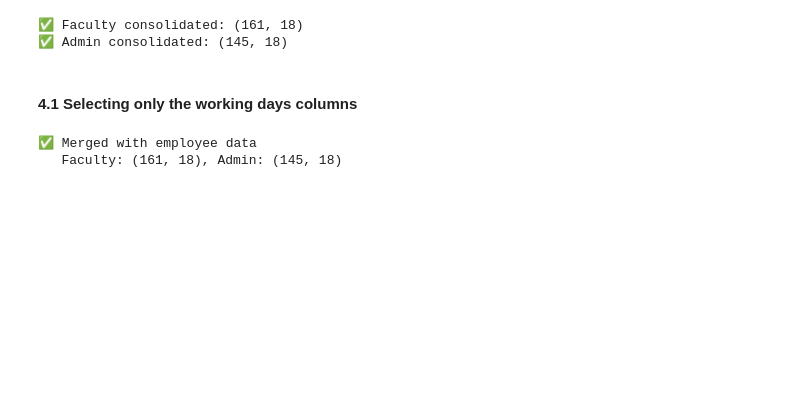
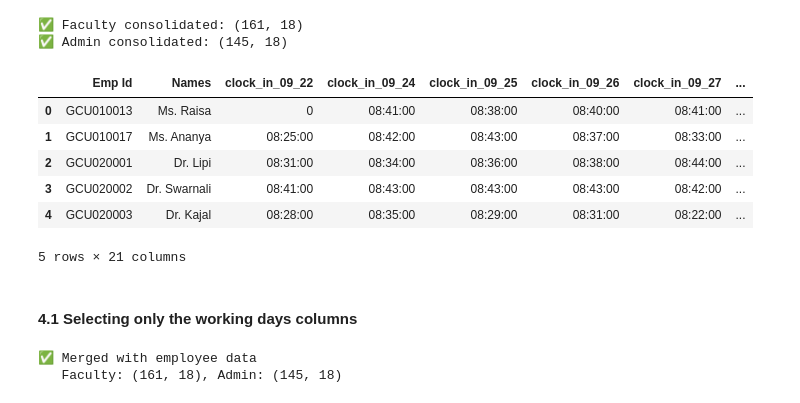
Before and after one commit to thskumarcse/gcu-app-sl-v2, a Jupyter notebook: 2025_final_attendance_solver.ipynb, the cells around one changed output. Cells and saved outputs as stored; diff of their text form; code cells hidden in the pictures; blank space fills up the shorter version.

```diff
--- a/2025_final_attendance_solver.ipynb
+++ b/2025_final_attendance_solver.ipynb
@@ -230,6 +256,16 @@ df_admin_conso.rename(columns=col_to_rename_staffs, inplace=True)
 # %% [output]
 ✅ Faculty consolidated: (161, 18)
 ✅ Admin consolidated: (145, 18)
+# %%
+df_fac_detail.head()
+# %% [output]
+|  | Emp Id | Names | clock_in_09_22 | clock_in_09_24 | clock_in_09_25 | clock_in_09_26 | clock_in_09_27 | ... |
+| 0 | GCU010013 | Ms. Raisa | 0 | 08:41:00 | 08:38:00 | 08:40:00 | 08:41:00 | ... |
+| 1 | GCU010017 | Ms. Ananya | 08:25:00 | 08:42:00 | 08:43:00 | 08:37:00 | 08:33:00 | ... |
+| 2 | GCU020001 | Dr. Lipi | 08:31:00 | 08:34:00 | 08:36:00 | 08:38:00 | 08:44:00 | ... |
+| 3 | GCU020002 | Dr. Swarnali | 08:41:00 | 08:43:00 | 08:43:00 | 08:43:00 | 08:42:00 | ... |
+| 4 | GCU020003 | Dr. Kajal | 08:28:00 | 08:35:00 | 08:29:00 | 08:31:00 | 08:22:00 | ... |
+5 rows × 21 columns
 # %% [markdown]
 #### 4.1 Selecting only the working days columns
 # %%
```
Also changed, not shown: parts of 8 cells of this notebook, 6 other files.
